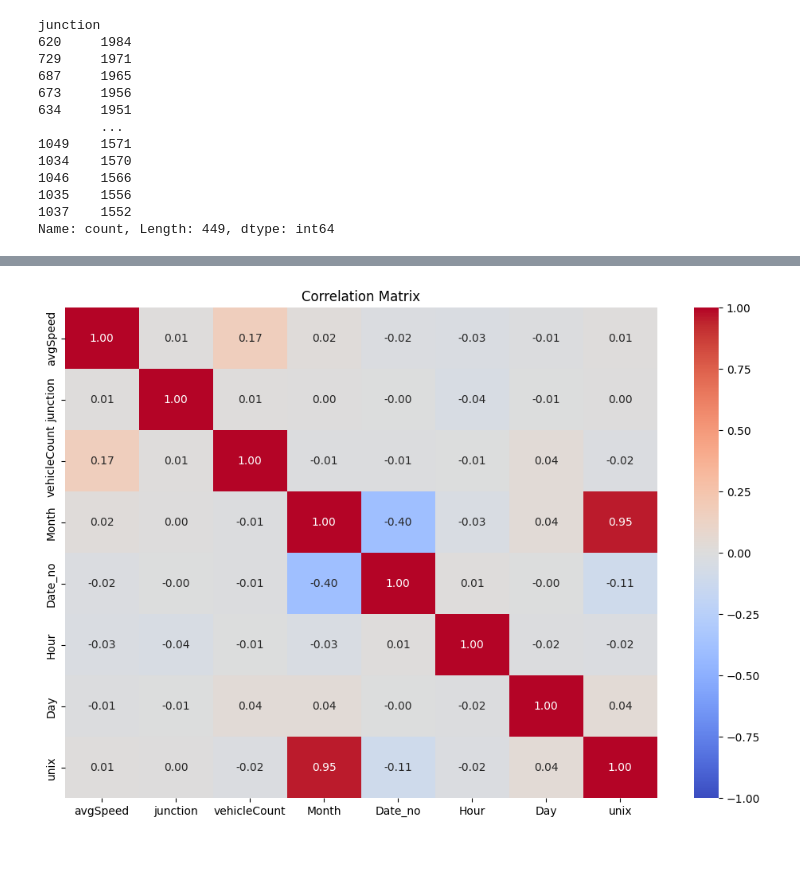
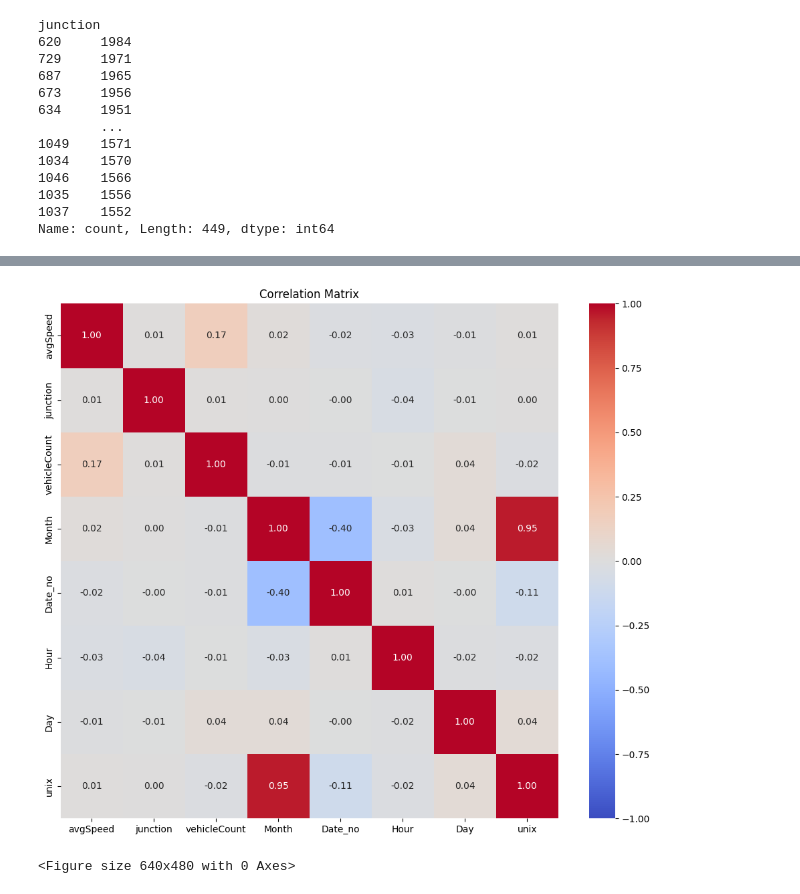
Before and after one commit to dominicfanucchi/aai-530_group3, a Jupyter notebook: Linear_Regression_AvgSpeed_Prediction.ipynb, the cells around one changed output, grey strips where cells are left out. Cells and saved outputs as stored; diff of their text form; code cells hidden in the pictures; blank space fills up the shorter version.

Commit message:
cleaned up notebook, saved new CSV files and images

```diff
--- a/Linear_Regression_AvgSpeed_Prediction.ipynb
+++ b/Linear_Regression_AvgSpeed_Prediction.ipynb
@@ -143,13 +145,16 @@ plt.show()
 # %%
-# Exclude non-numeric columns and 'Year'
+# xxcluding non-numeric columns and 'Year'
 numeric_columns = df.select_dtypes(include=['number']).columns
 numeric_columns = numeric_columns.drop('Year')  # Exclude 'Year'
 correlation_matrix = df[numeric_columns].corr()
 
-plt.figure(figsize=(12, 8))
+plt.figure(figsize=(12, 10))
 sns.heatmap(correlation_matrix, annot=True, cmap='coolwarm', fmt=".2f", vmin=-1, vmax=1)
 plt.title('Correlation Matrix')
 plt.show()
+
+plt.savefig('images/linear_regression/correlation_matrix.png', bbox_inches='tight')
 # %% [output]
-[figure, old version]
+[figure, new version]
+<Figure size 640x480 with 0 Axes>
 # %%
```
Also changed, not shown: parts of 7 cells of this notebook, 7 other files.
